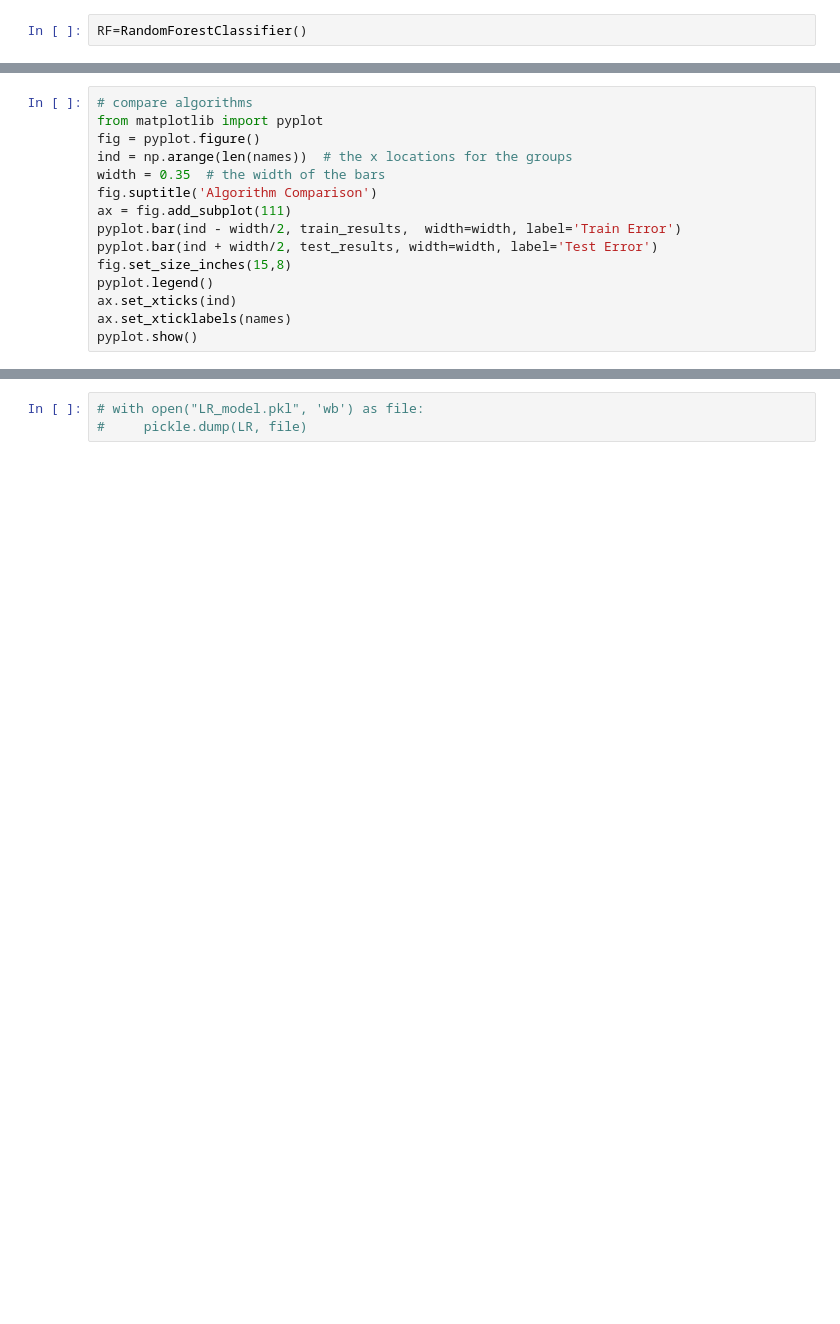
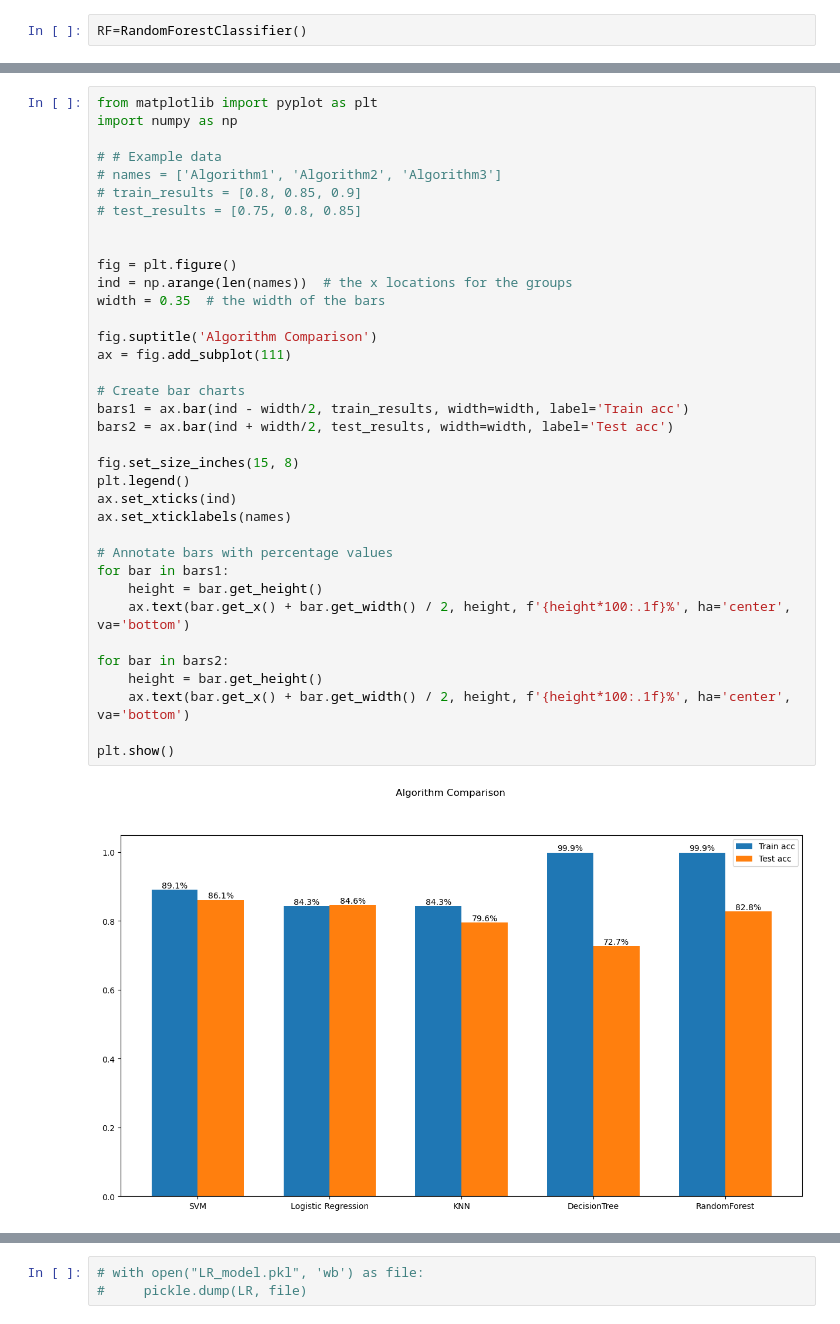
Before and after one commit to Mena-Adel20/Depression-Detection-for-mental-health, a Jupyter notebook: models.ipynb, the cells around one changed output, grey strips where cells are left out. Drawn from its saved outputs; the diff is of its cells as text; blank space fills up the shorter version.

```diff
--- a/models.ipynb
+++ b/models.ipynb
@@ -184,16 +219,39 @@ train_model(RF,"RandomForest")
-# %%
-# compare algorithms
-from matplotlib import pyplot
-fig = pyplot.figure()
-ind = np.arange(len(names))  # the x locations for the groups
-width = 0.35  # the width of the bars
-fig.suptitle('Algorithm Comparison')
-ax = fig.add_subplot(111)
-pyplot.bar(ind - width/2, train_results,  width=width, label='Train Error')
-pyplot.bar(ind + width/2, test_results, width=width, label='Test Error')
-fig.set_size_inches(15,8)
-pyplot.legend()
-ax.set_xticks(ind)
-ax.set_xticklabels(names)
-pyplot.show()
+# %%
+from matplotlib import pyplot as plt
+import numpy as np
+
+# # Example data
+# names = ['Algorithm1', 'Algorithm2', 'Algorithm3']
+# train_results = [0.8, 0.85, 0.9]
+# test_results = [0.75, 0.8, 0.85]
+
+
+fig = plt.figure()
+ind = np.arange(len(names))  # the x locations for the groups
+width = 0.35  # the width of the bars
+
+fig.suptitle('Algorithm Comparison')
+ax = fig.add_subplot(111)
+
+# Create bar charts
+bars1 = ax.bar(ind - width/2, train_results, width=width, label='Train acc')
+bars2 = ax.bar(ind + width/2, test_results, width=width, label='Test acc')
+
+fig.set_size_inches(15, 8)
+plt.legend()
+ax.set_xticks(ind)
+ax.set_xticklabels(names)
+
+# Annotate bars with percentage values
+for bar in bars1:
+    height = bar.get_height()
+    ax.text(bar.get_x() + bar.get_width() / 2, height, f'{height*100:.1f}%', ha='center', va='bottom')
+
+for bar in bars2:
+    height = bar.get_height()
+    ax.text(bar.get_x() + bar.get_width() / 2, height, f'{height*100:.1f}%', ha='center', va='bottom')
+
+plt.show()
+# %% [output]
+[figure, added]
 # %% [markdown]
```
Also changed, not shown: parts of 9 cells of this notebook.
